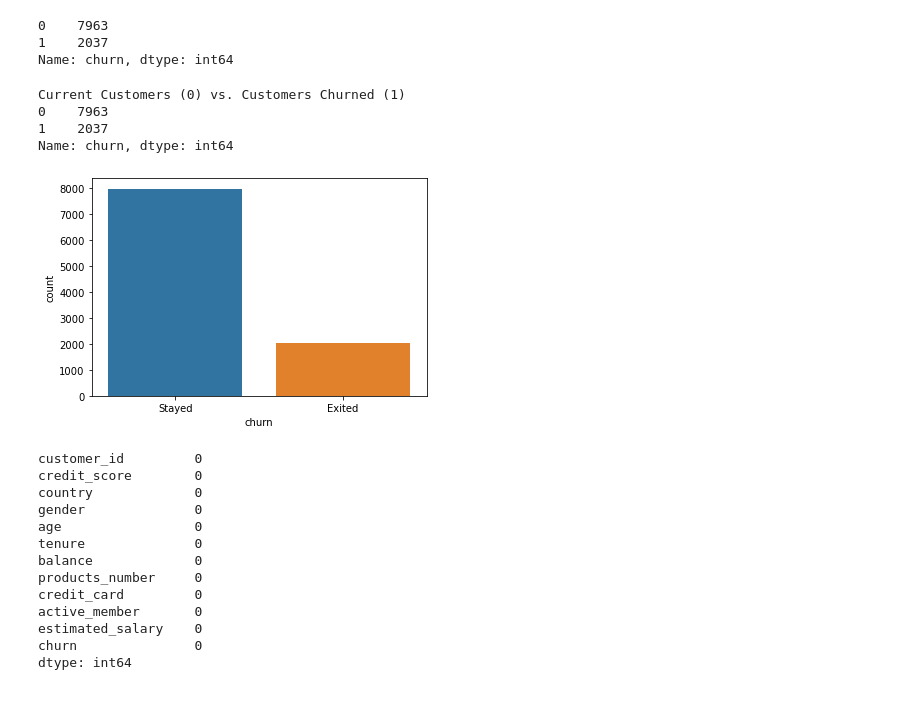
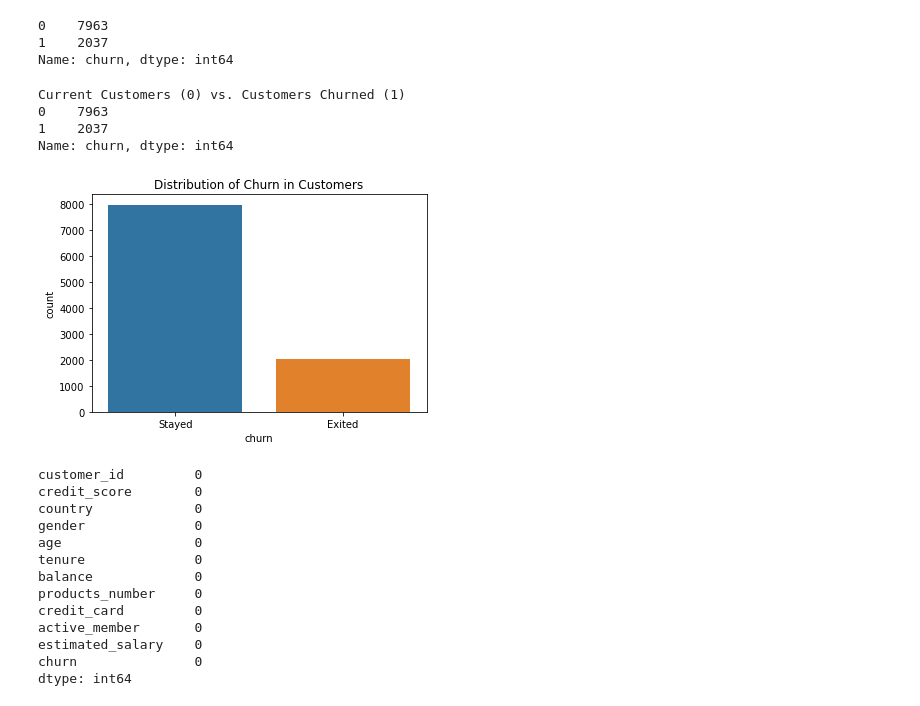
Before and after one commit to kkiepek/Predicting-Bank-Customer-Churn, a Jupyter notebook: Bank Churn EDA + Modeling.ipynb, the cells around one changed output. Saved outputs shown, nothing was run; the diff lists cells and outputs as text; code cells hidden in the pictures.

```diff
--- a/Bank Churn EDA + Modeling.ipynb
+++ b/Bank Churn EDA + Modeling.ipynb
@@ -46,17 +44,18 @@ Name: churn, dtype: int64
 # %%
 import seaborn as sns
 
 print('Current Customers (0) vs. Customers Churned (1)')
 print(df.churn.value_counts())
 
 ax = sns.countplot(data=df,x = 'churn')
-ax.set_xticklabels(['Stayed','Exited']);
+ax.set_xticklabels(['Stayed','Exited'])
+ax.set_title("Distribution of Churn in Customers");
 # %% [output]
 Current Customers (0) vs. Customers Churned (1)
 0    7963
 1    2037
 Name: churn, dtype: int64
-[figure, old version]
+[figure, new version]
 # %%
 df.isna().sum()
 # %% [output]
```
Also changed, not shown: parts of 25 cells of this notebook.
